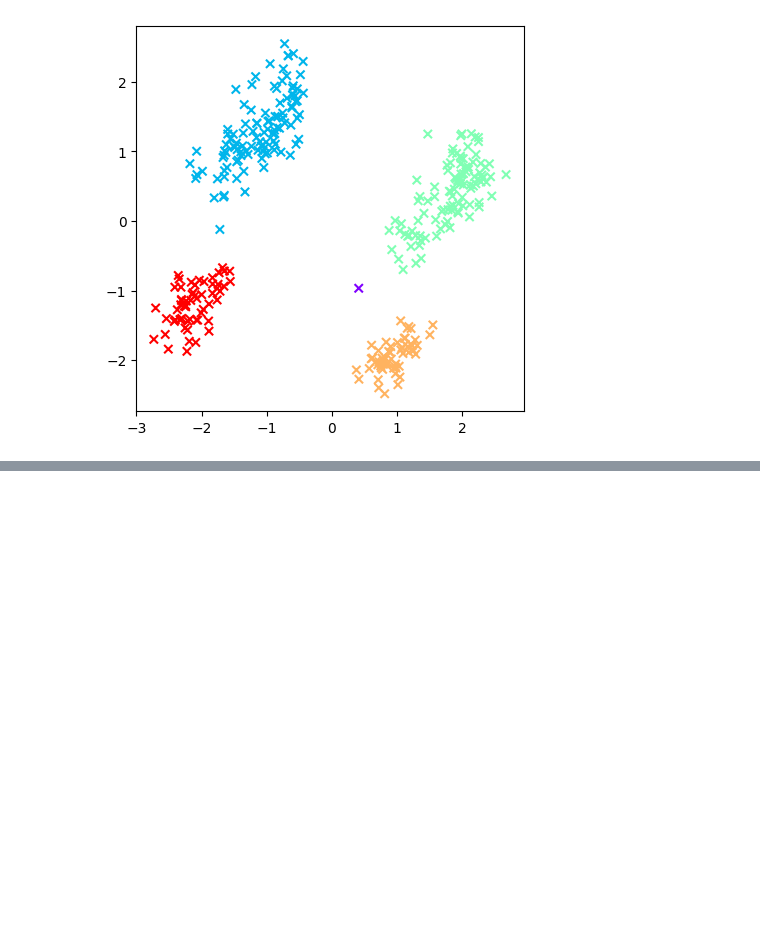
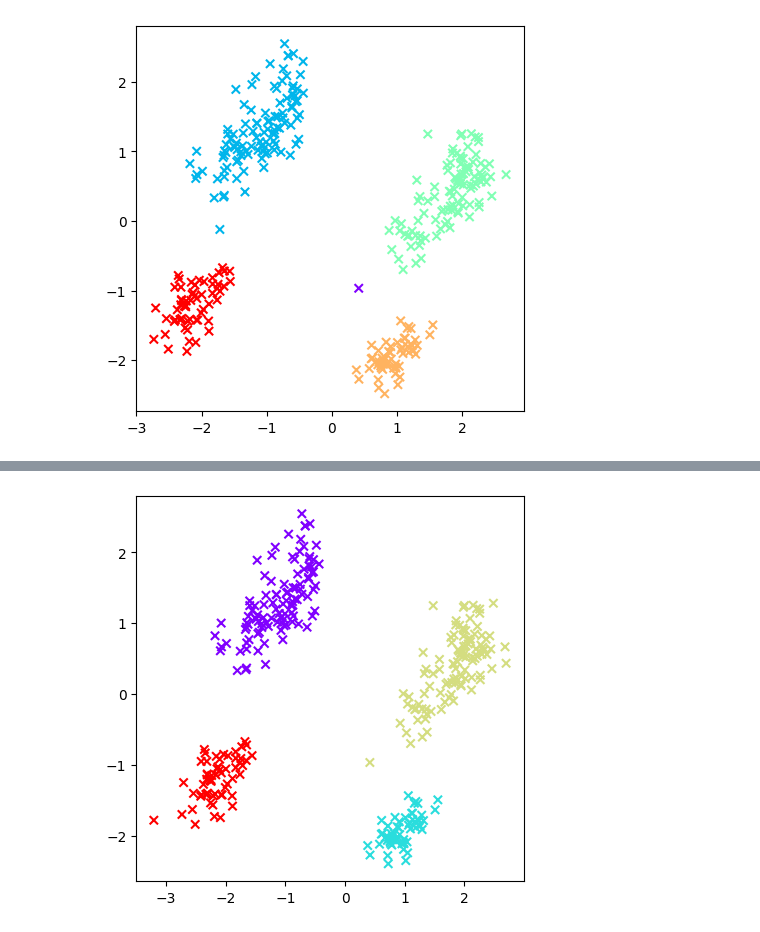
Before and after one commit to prasanna-venkatesh-m/penguin-species-clustering, a Jupyter notebook: Dendogram.ipynb, the cells around one changed output, grey strips where cells are left out. Saved outputs shown, nothing was run; the diff lists cells and outputs as text; code cells hidden in the pictures; blank space fills up the shorter version.

Commit message:
Implemented Gaussian Mixture

```diff
--- a/Dendogram.ipynb
+++ b/Dendogram.ipynb
@@ -318,0 +320,9 @@ plt.show()
+# %%
+gmm = GaussianMixture(n_components=4)
+gmm.fit(anamolies_removed_data)
+gmm_labels = gmm.predict(anamolies_removed_data)
+plt.figure(figsize=(5,5))
+plt.scatter(anamolies_removed_data[0], anamolies_removed_data[1], c=gmm_labels, cmap='rainbow', marker='x')
+plt.show()
+# %% [output]
+[figure, added]
```
Also changed, not shown: parts of 3 cells of this notebook.
